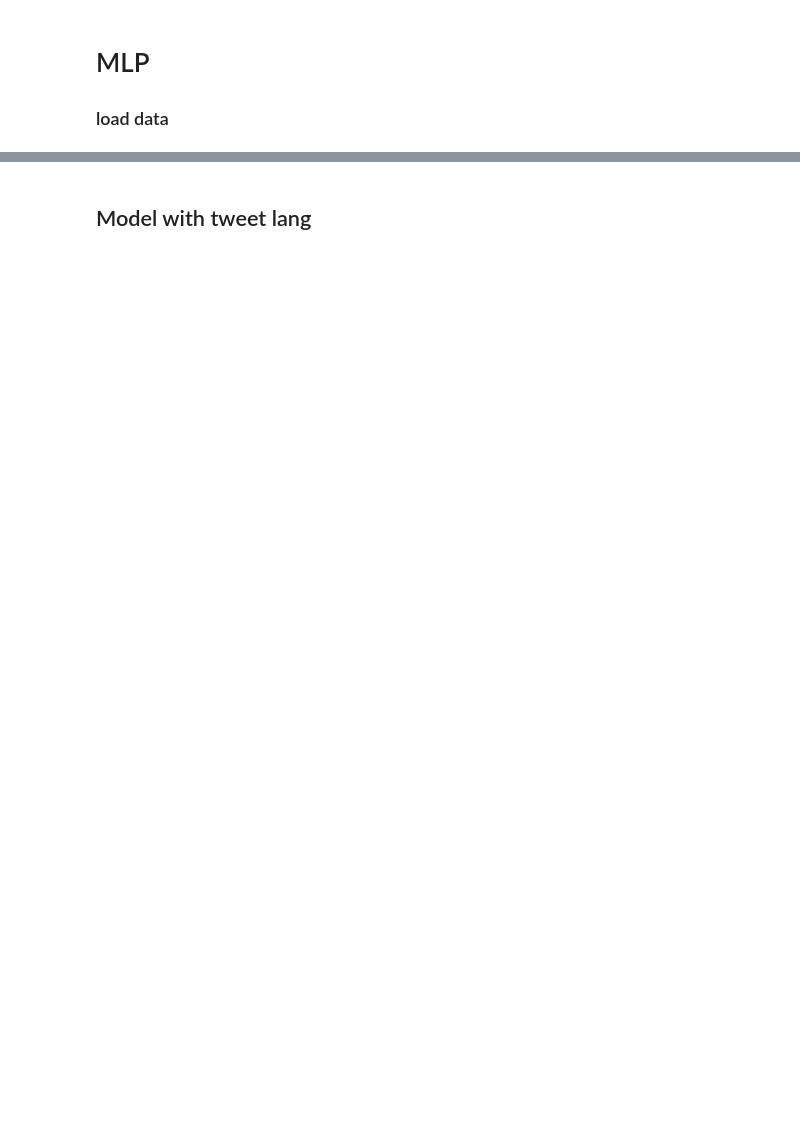
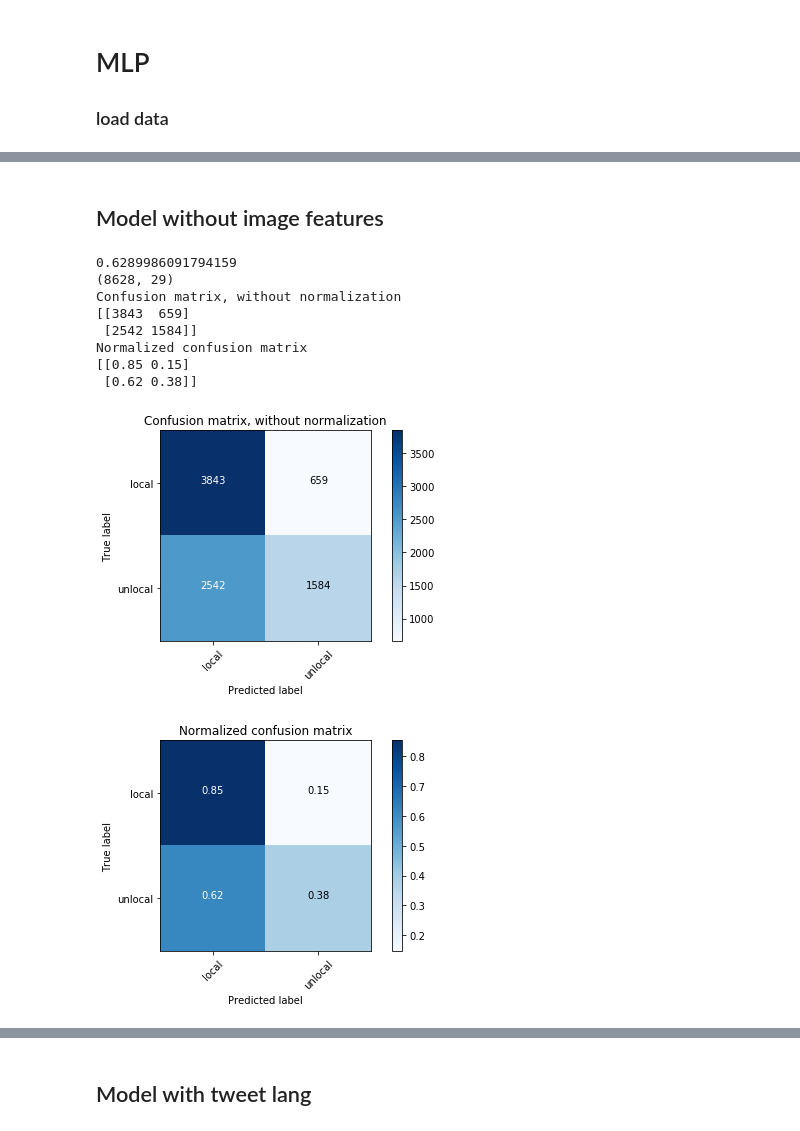
Before and after one commit to valstrl/CSM-project, a Jupyter notebook: mlp.ipynb, the cells around one changed output, grey strips where cells are left out. Cells and saved outputs as stored; diff of their text form; code cells hidden in the pictures; blank space fills up the shorter version.

```diff
--- a/mlp.ipynb
+++ b/mlp.ipynb
@@ -129,0 +218,41 @@ Name: label, dtype: float64
+# %% [markdown]
+## Model without image features
+# %%
+train_no_img= train.drop(img_col,axis=1)
+test_no_img= test.drop(img_col,axis=1)
+val_no_img= val.drop(img_col,axis=1)
+
+#train and test MLP classifier
+mlp_no_img= MLPClassifier(activation ='relu', solver='adam', hidden_layer_sizes=(10,3),max_iter= 1000,shuffle=False, random_state=0,batch_size= 100 ) #alpha=0.0001 #batch size =200 , max_iter 200
+mlp_no_img.fit(train_no_img.drop('label',axis=1), train_no_img['label'])
+score_no_img = mlp_no_img.score(test_no_img.drop('label', axis =1),test_no_img['label'])
+print(score_no_img)
+
+print(test_no_img.shape)
+y_true_no_img=test['label'].apply(lambda x : 'local' if x==1 else ( 'unlocal' if x==0  else np.NaN))
+y_pred_no_img= list(map( lambda x : 'local' if x==1 else ( 'unlocal' if x==0  else np.NaN),list(mlp_no_img.predict(test_no_img.drop('label', axis =1))) ))
+conf_mat_no_img=confusion_matrix(y_true_no_img, y_pred_no_img)
+
+
+# Plot non-normalized confusion matrix
+plt.figure()
+
+plot_confusion_matrix(conf_mat_no_img,classes=classes_names,
+                      title='Confusion matrix, without normalization')
+
+# Plot normalized confusion matrix
+plt.figure()
+plot_confusion_matrix(conf_mat_no_img,classes=classes_names, normalize=True,
+                      title='Normalized confusion matrix')
+plt.show()
+# %% [output]
+0.6289986091794159
+(8628, 29)
+Confusion matrix, without normalization
+[[3843  659]
+ [2542 1584]]
+Normalized confusion matrix
+[[0.85 0.15]
+ [0.62 0.38]]
+[figure, added]
+[figure, added]
```
Also changed, not shown: parts of 27 cells of this notebook.
